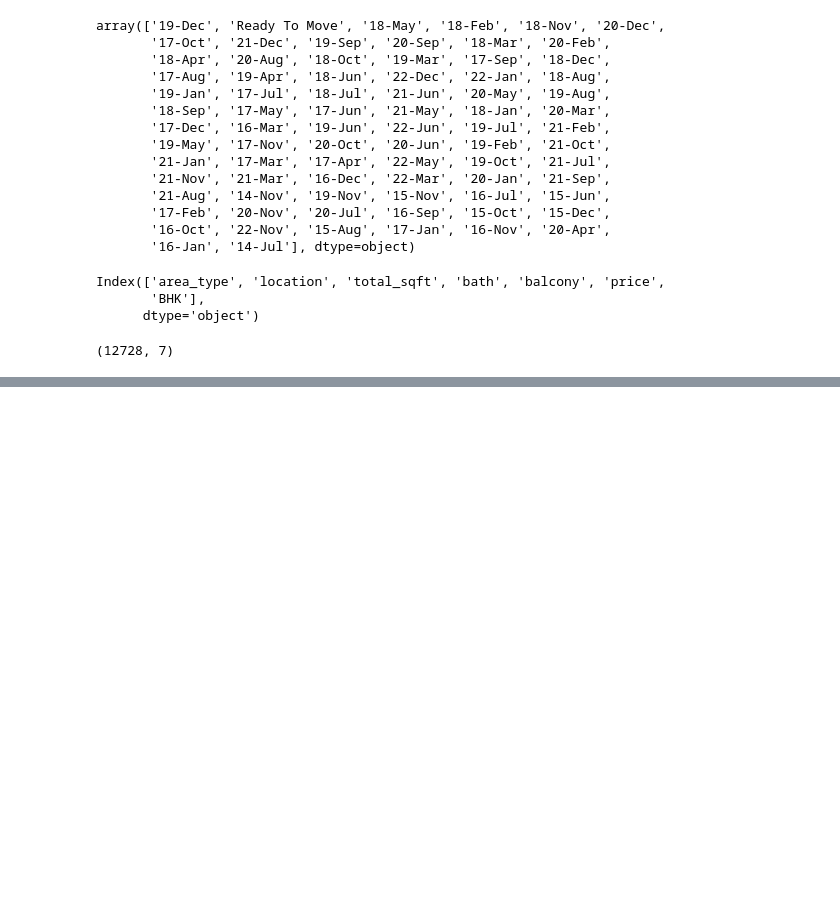
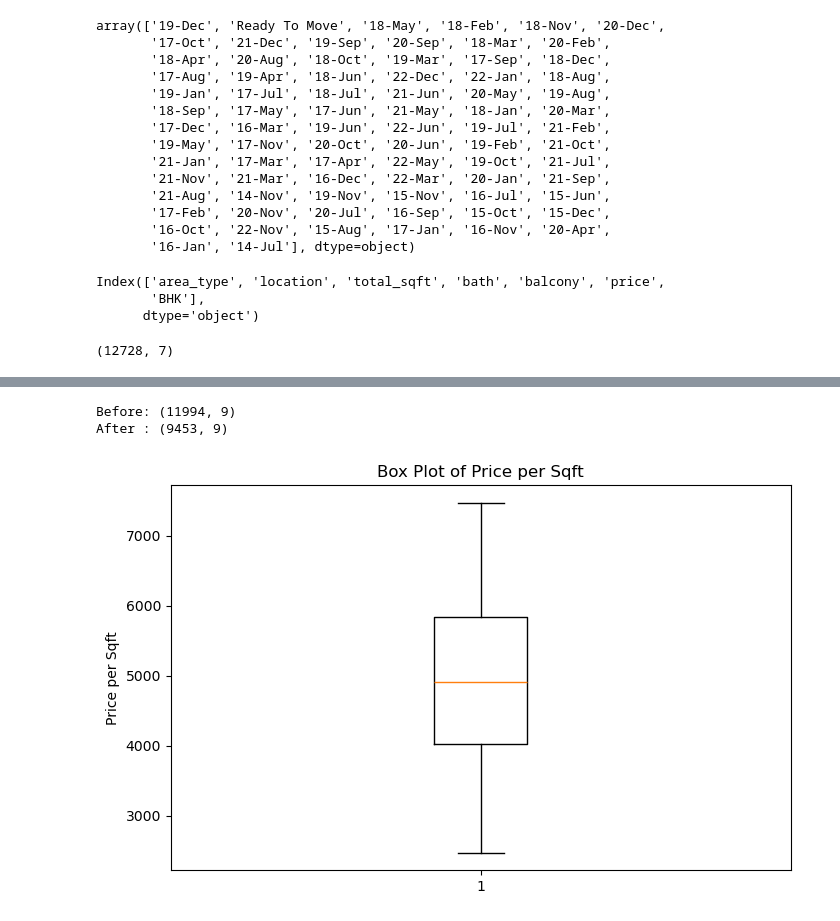
Before and after one commit to sakshi-1515/house-price-prediction-model, a Jupyter notebook: House_price_prediction.ipynb, the cells around one changed output, grey strips where cells are left out. Drawn from its saved outputs; the diff is of its cells as text; code cells hidden in the pictures; blank space fills up the shorter version.

```diff
--- a/House_price_prediction.ipynb
+++ b/House_price_prediction.ipynb
@@ -426,0 +710,7 @@ df1.shape
+# %%
+# group data by location
+
+for location, location_df in df2.groupby("location"):
+    print("Location : ",location)
+    print(location_df.head())
+    break
@@ -426,0 +746,6 @@ df1.shape
+# %%
+# lower limit
+lower_limit = mean - std
+upper_limit = mean + std
+print("lower limit : ", lower_limit)
+print("upper limit : ", upper_limit)
@@ -426,0 +755,9 @@ df1.shape
+# %%
+# Keep only normal houses of this location
+filtered_df = location_df[
+    (location_df["price_per_sqft"] >= lower_limit) &
+    (location_df["price_per_sqft"] <= upper_limit)
+]
+
+print(filtered_df.shape)
+print(location_df.shape)
@@ -426,0 +767,13 @@ df1.shape
+# %%
+#  cleaned data
+df3 = pd.DataFrame()
+
+for location, location_df in df2.groupby("location"):
+    mean = np.mean(location_df["price_per_sqft"])
+    std = np.std(location_df["price_per_sqft"])
+
+    filtered_df = location_df[
+        (location_df["price_per_sqft"] >= lower_limit) &
+        (location_df["price_per_sqft"] <= upper_limit)
+    ]
+    df3 = pd.concat([df3, filtered_df], ignore_index=True)
@@ -426,0 +796,16 @@ df1.shape
+# %%
+print("Before:", df2.shape)
+print("After :", df3.shape)
+# %% [output]
+Before: (11994, 9)
+After : (9453, 9)
+# %%
+import matplotlib.pyplot as plt
+
+plt.figure(figsize=(8,5))
+plt.boxplot(df3["price_per_sqft"])
+plt.title("Box Plot of Price per Sqft")
+plt.ylabel("Price per Sqft")
+plt.show()
+# %% [output]
+[figure, added]
```
Also changed, not shown: parts of 55 cells of this notebook.
